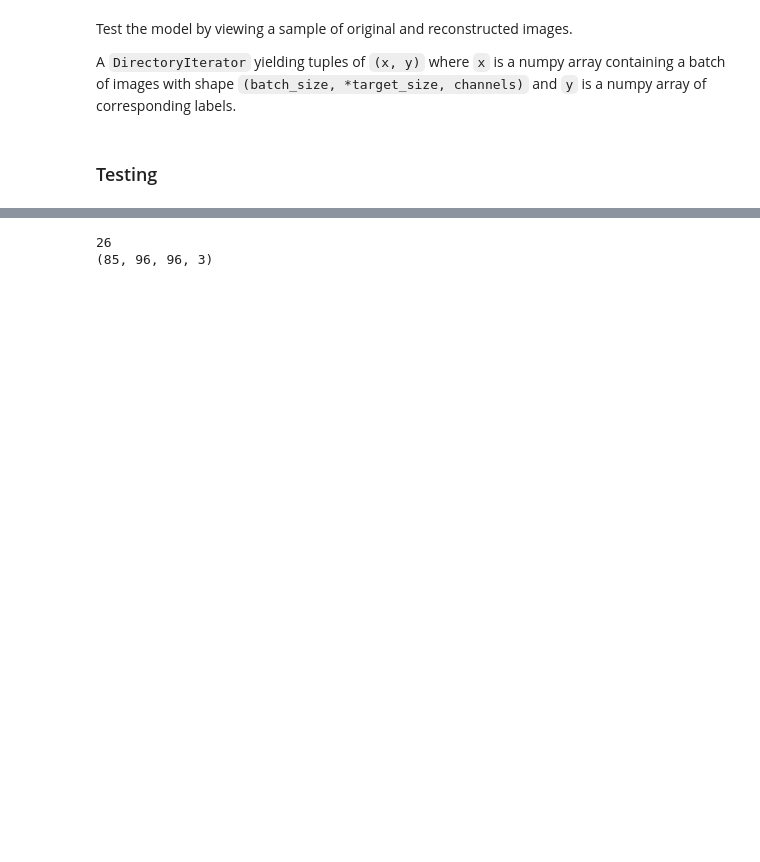
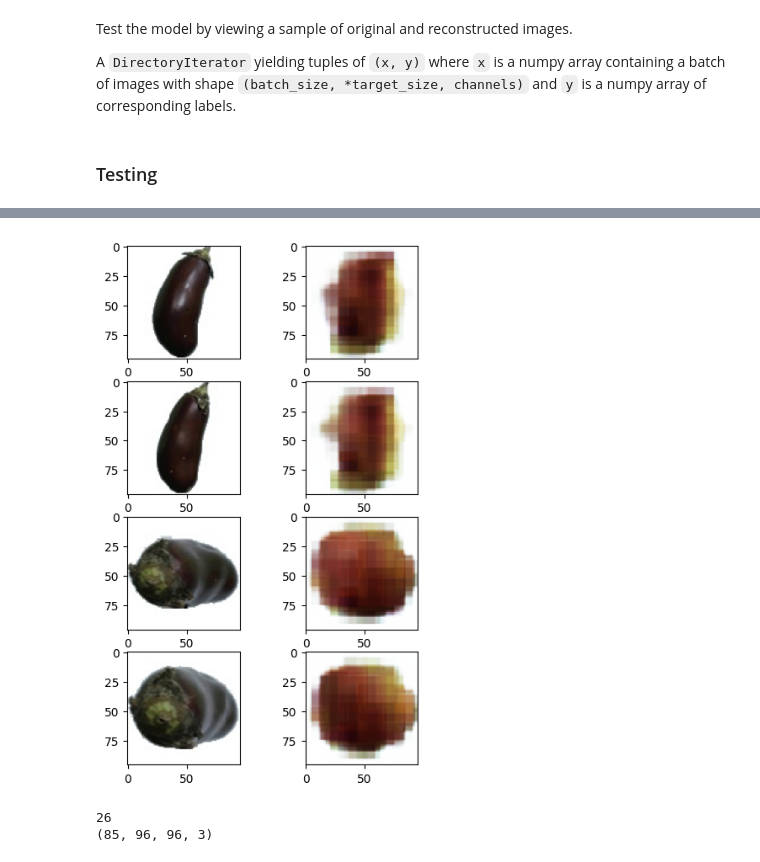
Before and after one commit to CristianCosci/Machine_Learning_Laboratories_Lectures, a Jupyter notebook: 05_Anomaly_Detection/CNN_Autoencoder_image_anomaly_detection.ipynb, the cells around one changed output, grey strips where cells are left out. Cells and saved outputs as stored; diff of their text form; code cells hidden in the pictures; blank space fills up the shorter version.

Commit message:
Object Detection and Image Segmentation Lecture

```diff
--- a/05_Anomaly_Detection/CNN_Autoencoder_image_anomaly_detection.ipynb
+++ b/05_Anomaly_Detection/CNN_Autoencoder_image_anomaly_detection.ipynb
@@ -107,11 +128,19 @@ Define `steps_per_epoch`:
 EarlyStopping callback in combination with ModelCheckpoint https://keras.io/api/callbacks/
 # %%
 # Training the model
-?
+es = keras.callbacks.EarlyStopping(monitor='val_loss', mode='min', verbose=1, patience=30)
 
 # Early stopping (stops training when validation doesn't improve for {patience} epochs)
-?
+model_filepath = 'image_anomaly_ae.h5'
+save_best = keras.callbacks.ModelCheckpoint(model_filepath, monitor='val_loss',
+                                            save_best_only=True, mode='min', verbose = 1)
 # Saves the best version of the model to disk (as measured on the validation data set)
 
 # model.fit(X_train, y_train, etc..)
-?
+model.fit(train_generator, #-> (X,y) ~~ (X_train, y_train) -> generator output (X, X) , class_mode = input
+        steps_per_epoch = train_generator.samples // train_generator.batch_size,
+        epochs=50,
+        validation_data = validation_generator,
+        validation_steps = validation_generator.samples // validation_generator.batch_size,
+        shuffle = True,
+        callbacks=[es, save_best])
@@ -175,0 +257,14 @@ print(eggplant_data_list[0].shape)
+# %%
+# Plot some original eggplants vs reconstructed eggplants
+predicted = model.predict(eggplant_data_list[0]) #get prediction/reconstructions for the first batch of eggplants
+no_of_samples = 4
+_, axs = plt.subplots(no_of_samples, 2, figsize=(5, 8))
+axs = axs.flatten()
+imgs = []
+for i in range(no_of_samples):
+    imgs.append(eggplant_data_list[0][i])
+    imgs.append(predicted[i])
+for img, ax in zip(imgs, axs):
+    ax.imshow(img)
+plt.show()
+# %% [output]
@@ -176,3 +272,4 @@ print(eggplant_data_list[0].shape)
+[figure, added]
 # %%
 # Get images from apple test
 
```
Also changed, not shown: parts of 22 cells of this notebook, 3 other files.
